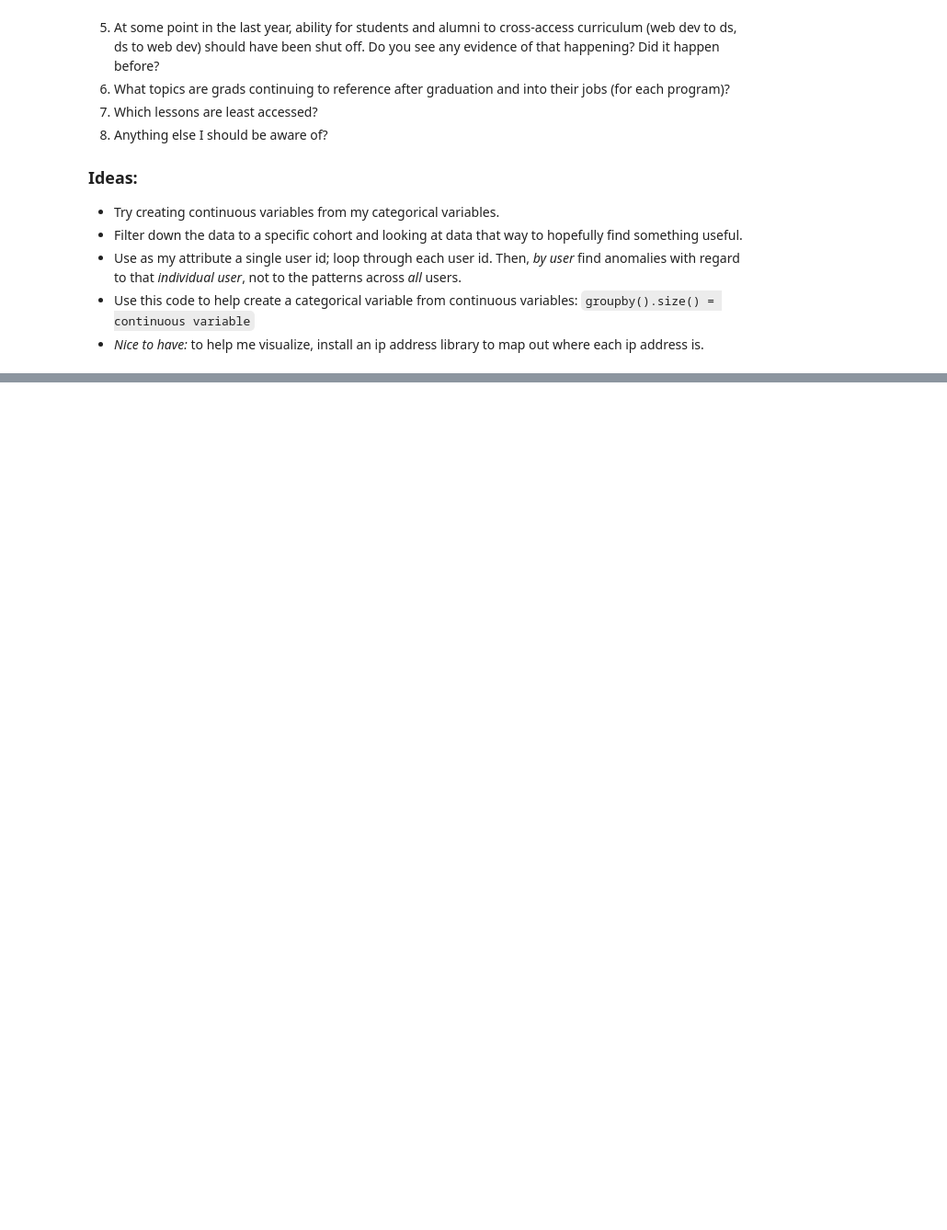
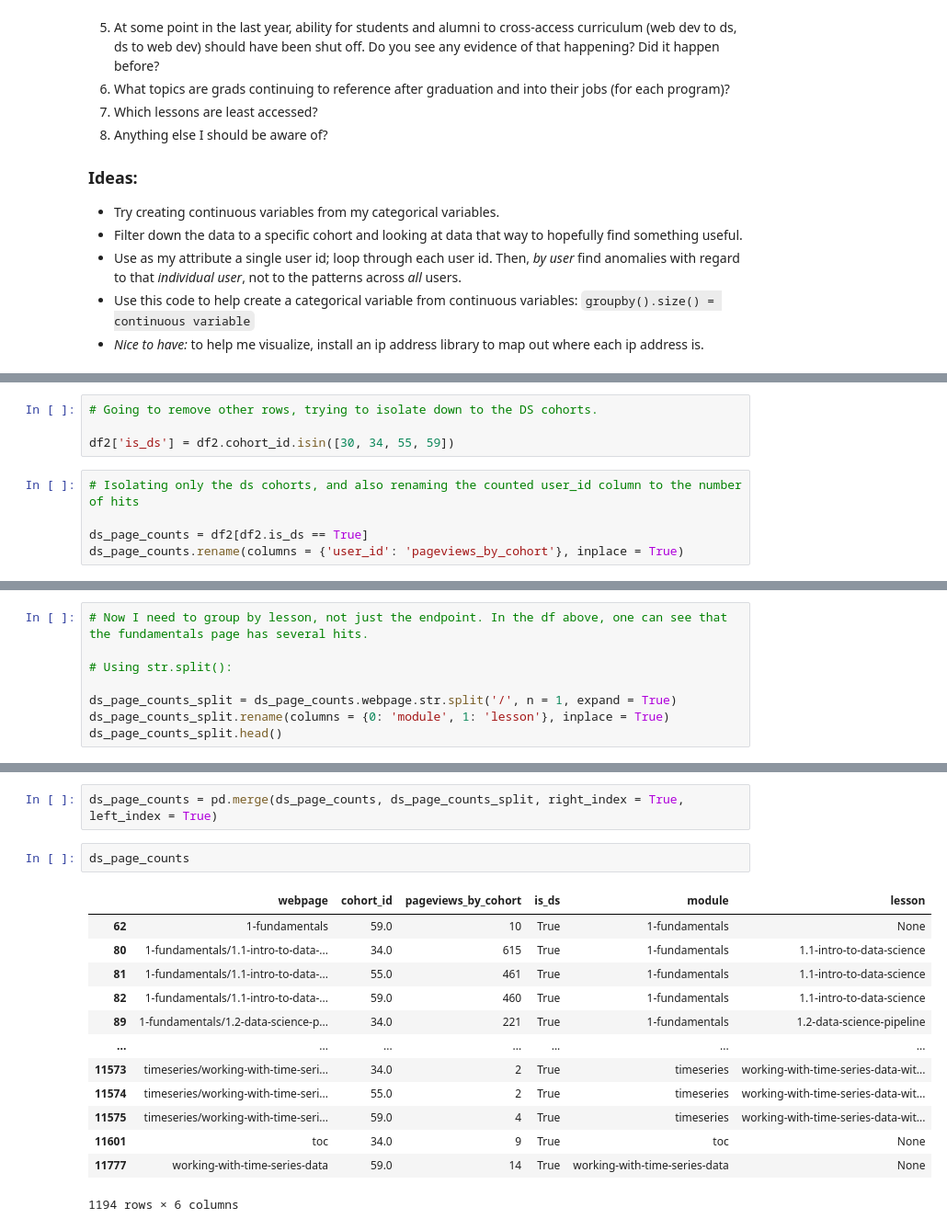
Before and after one commit to lukewbecker/time-series-project, a Jupyter notebook: time_series_project.ipynb, the cells around one changed output, grey strips where cells are left out. Shown at 92% size. Cells and saved outputs as stored; diff of their text form; blank space fills up the shorter version.

```diff
--- a/time_series_project.ipynb
+++ b/time_series_project.ipynb
@@ -120,0 +346,9 @@ df.i
+# %%
+# Going to remove other rows, trying to isolate down to the DS cohorts.
+
+df2['is_ds'] = df2.cohort_id.isin([30, 34, 55, 59])
+# %%
+# Isolating only the ds cohorts, and also renaming the counted user_id column to the number of hits
+
+ds_page_counts = df2[df2.is_ds == True]
+ds_page_counts.rename(columns = {'user_id': 'pageviews_by_cohort'}, inplace = True)
@@ -120,0 +387,8 @@ df.i
+# %%
+# Now I need to group by lesson, not just the endpoint. In the df above, one can see that the fundamentals page has several hits.
+
+# Using str.split():
+
+ds_page_counts_split = ds_page_counts.webpage.str.split('/', n = 1, expand = True)
+ds_page_counts_split.rename(columns = {0: 'module', 1: 'lesson'}, inplace = True)
+ds_page_counts_split.head()
@@ -120,0 +402,18 @@ df.i
+# %%
+ds_page_counts = pd.merge(ds_page_counts, ds_page_counts_split, right_index = True, left_index = True)
+# %%
+ds_page_counts
+# %% [output]
+|  | webpage | cohort_id | pageviews_by_cohort | is_ds | module | lesson |
+| 62 | 1-fundamentals | 59.0 | 10 | True | 1-fundamentals | None |
+| 80 | 1-fundamentals/1.1-intro-to-data-... | 34.0 | 615 | True | 1-fundamentals | 1.1-intro-to-data-science |
+| 81 | 1-fundamentals/1.1-intro-to-data-... | 55.0 | 461 | True | 1-fundamentals | 1.1-intro-to-data-science |
+| 82 | 1-fundamentals/1.1-intro-to-data-... | 59.0 | 460 | True | 1-fundamentals | 1.1-intro-to-data-science |
+| 89 | 1-fundamentals/1.2-data-science-p... | 34.0 | 221 | True | 1-fundamentals | 1.2-data-science-pipeline |
+| ... | ... | ... | ... | ... | ... | ... |
+| 11573 | timeseries/working-with-time-seri... | 34.0 | 2 | True | timeseries | working-with-time-series-data-wit... |
+| 11574 | timeseries/working-with-time-seri... | 55.0 | 2 | True | timeseries | working-with-time-series-data-wit... |
+| 11575 | timeseries/working-with-time-seri... | 59.0 | 4 | True | timeseries | working-with-time-series-data-wit... |
+| 11601 | toc | 34.0 | 9 | True | toc | None |
+| 11777 | working-with-time-series-data | 59.0 | 14 | True | working-with-time-series-data | None |
+1194 rows × 6 columns
```
Also changed, not shown: parts of 49 cells of this notebook, 2 other files.
